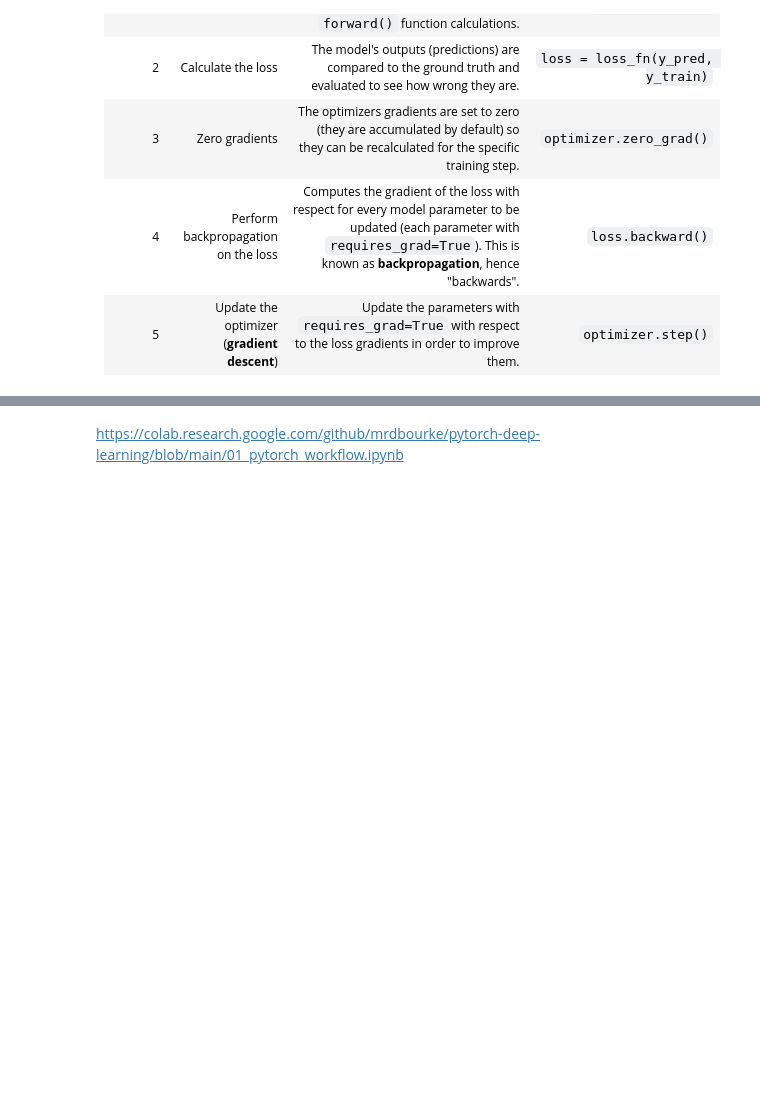
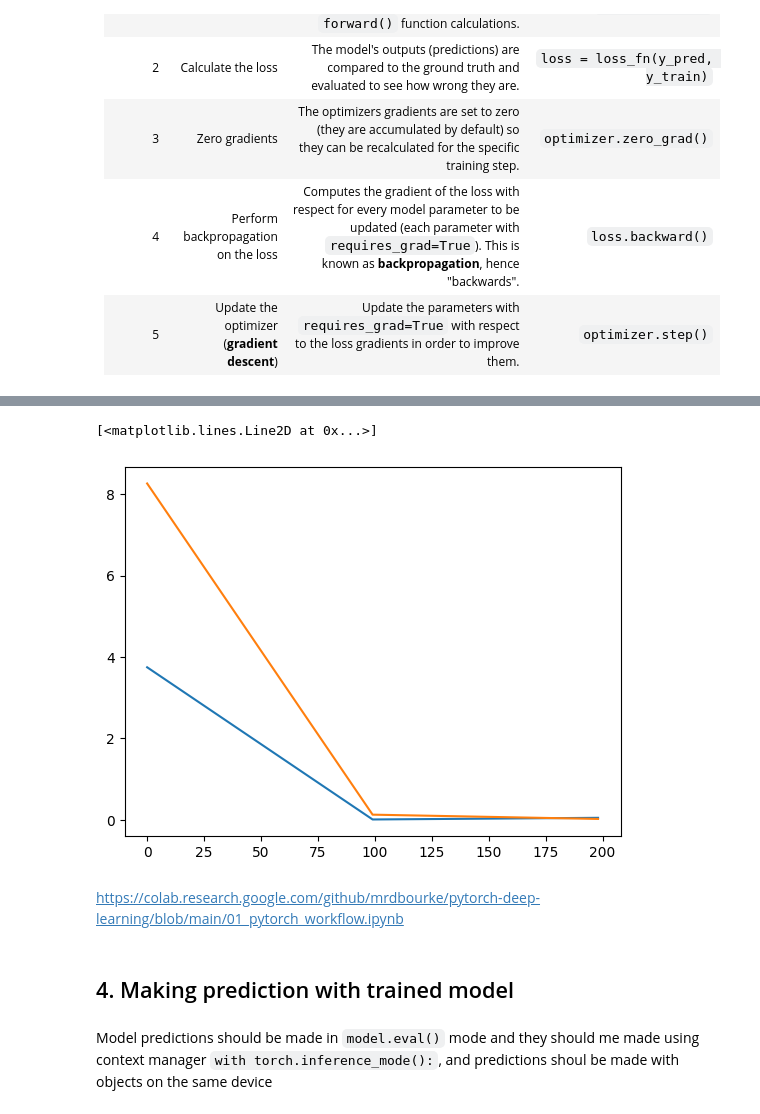
Before and after one commit to SafoanMiah/pytorch-learn, a Jupyter notebook: 01 PyTorch Workflow/workflow.ipynb, the cells around one changed output, grey strips where cells are left out. Saved outputs shown, nothing was run; the diff lists cells and outputs as text; code cells hidden in the pictures; blank space fills up the shorter version.

```diff
--- a/01 PyTorch Workflow/workflow.ipynb
+++ b/01 PyTorch Workflow/workflow.ipynb
@@ -234,7 +235,7 @@ Testing loop: Evaluating how close the predictions are the actual testing values
 ![pytorch training loop annotated](https://raw.githubusercontent.com/mrdbourke/pytorch-deep-learning/main/images/01-pytorch-training-loop-annotated.png)
 # %%
 #this can become a function
-
+'''
 optimizer = torch.optim.SGD(model_0.parameters(), lr=0.01)
 loss_fn = nn.L1Loss
 
@@ -258,5 +259,5 @@ for epoch in range(epochs):
     loss.backward()
 
     #step / update optimizer (gradient descent)
-    optimizer.step()
+    optimizer.step()'''
 # %% [output]
@@ -305,2 +381,12 @@ NameError: name 'epochs' is not defined
+# %%
+plt.plot(current_epoch, train_loss_track,  label='Train Loss')
+plt.plot(current_epoch, test_loss_track,  label='Test Loss')
+# %% [output]
+[<matplotlib.lines.Line2D at 0x...>]
+[figure, added]
 # %% [markdown]
 https://colab.research.google.com/github/mrdbourke/pytorch-deep-learning/blob/main/01_pytorch_workflow.ipynb
+# %% [markdown]
+## 4. Making prediction with trained model
+# %% [markdown]
+Model predictions should be made in `model.eval()` mode and they should me made using context manager `with torch.inference_mode():`, and predictions shoul be made with  objects on the same device
```
Also changed, not shown: parts of 24 cells of this notebook, 1 other file.
